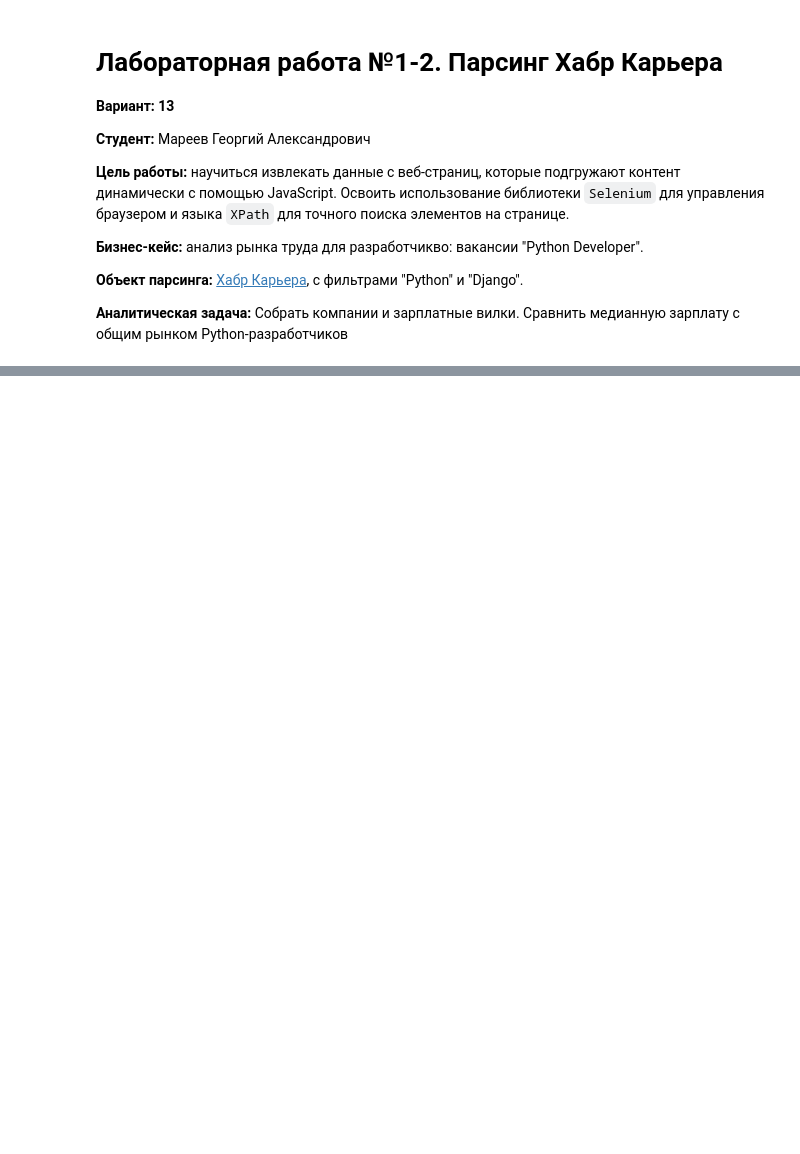
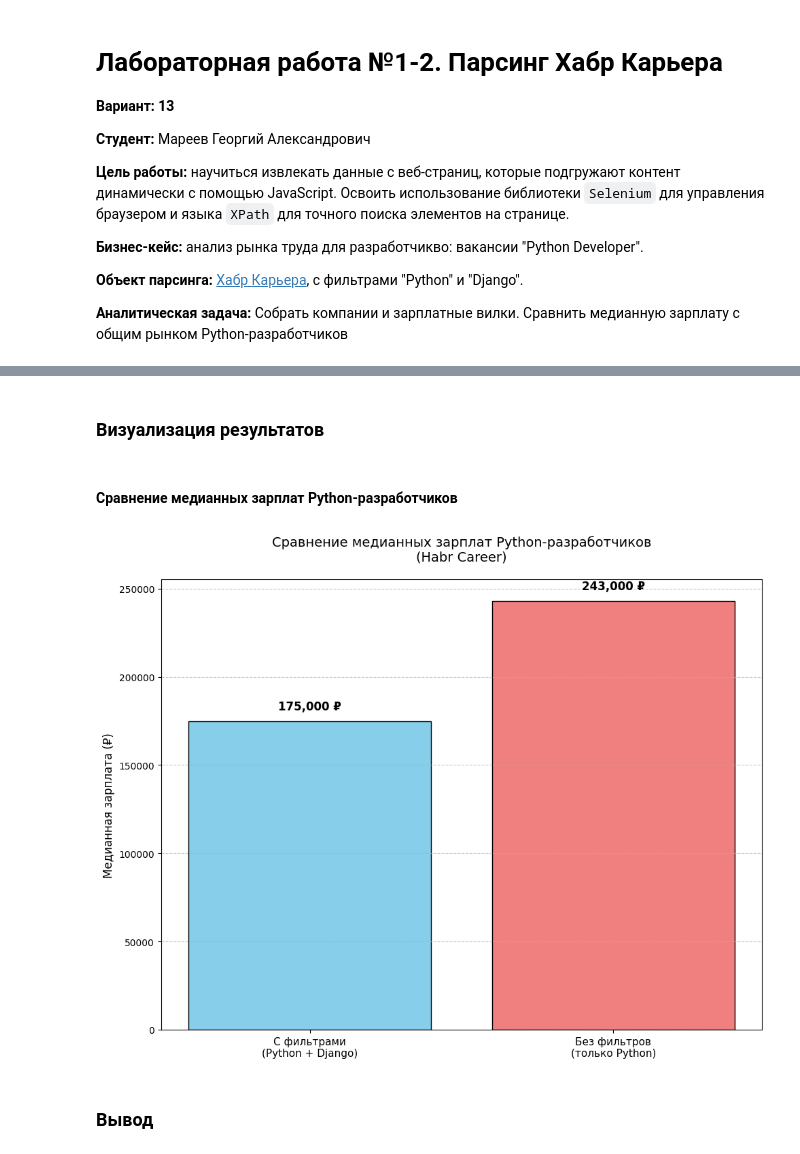
Before and after one commit to GoshaMareev/DataCollectionAndAnalytics, a Jupyter notebook: Lab1_2/Lab_1-2_MareevGA.ipynb, the cells around one changed output, grey strips where cells are left out. Cells and saved outputs as stored; diff of their text form; code cells hidden in the pictures; blank space fills up the shorter version.

```diff
--- a/Lab1_2/Lab_1-2_MareevGA.ipynb
+++ b/Lab1_2/Lab_1-2_MareevGA.ipynb
@@ -26,0 +47,5 @@ filters:
+# %%
+EXCHANGE_RATES = {
+    'USD': 81.0,
+    'EUR': 94.0,
+}
@@ -26,0 +332,2 @@ filters:
+# %%
+df_filtered, df_full, med_filtered, med_full = await main()
@@ -26,0 +352,26 @@ filters:
+# %% [markdown]
+### Визуализация результатов
+# %% [markdown]
+#### Сравнение медианных зарплат Python-разработчиков
+# %%
+labels = ['С фильтрами\n(Python + Django)', 'Без фильтров\n(только Python)']
+medians = [med_filtered, med_full]
+
+plt.figure(figsize=(10, 8))
+bars = plt.bar(labels, medians, color=['skyblue', 'lightcoral'], edgecolor='black')
+
+for bar, median in zip(bars, medians):
+    plt.text(bar.get_x() + bar.get_width()/2, bar.get_height() + 5000,
+             f'{int(median):,} ₽', ha='center', va='bottom', fontsize=12, fontweight='bold')
+
+plt.title('Сравнение медианных зарплат Python-разработчиков\n(Habr Career)', fontsize=14, pad=20)
+plt.ylabel('Медианная зарплата (₽)', fontsize=12)
+plt.xticks(fontsize=11)
+plt.yticks(fontsize=10)
+plt.grid(axis='y', linestyle='--', alpha=0.7)
+plt.tight_layout()
+plt.show()
+# %% [output]
+[figure, added]
+# %% [markdown]
+### Вывод
```
Also changed, not shown: parts of 17 cells of this notebook, 2 other files.
